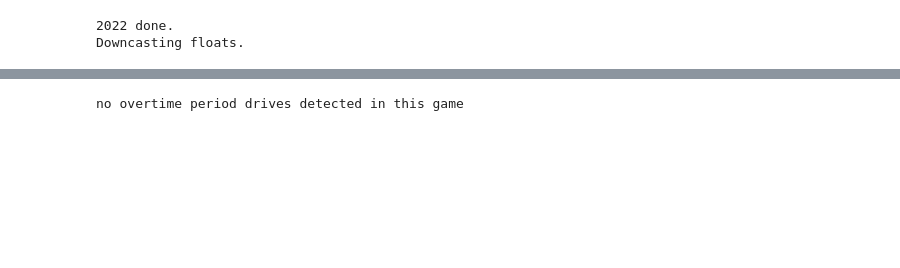
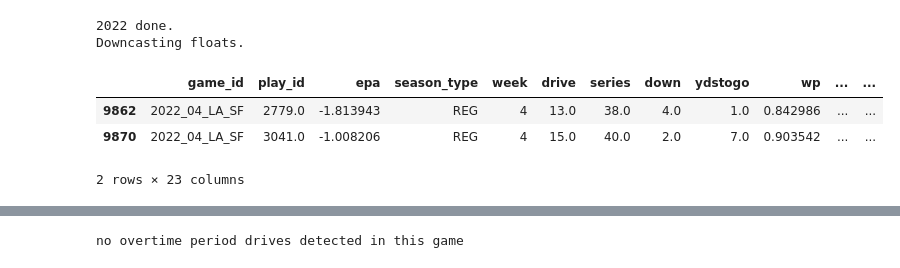
Before and after one commit to keeganheilman/nfl-charts, a Jupyter notebook: team-drive-epa.ipynb, the cells around one changed output, grey strips where cells are left out. Cells and saved outputs as stored; diff of their text form; code cells hidden in the pictures; blank space fills up the shorter version.

```diff
--- a/team-drive-epa.ipynb
+++ b/team-drive-epa.ipynb
@@ -49,3 +49,10 @@ df_team_week_plays = get_offensive_drives(df_pbp, team, week)
+# %%
+df_team_week_plays[df_team_week_plays.penalty_yards.notnull()]
+# %% [output]
+|  | game_id | play_id | epa | season_type | week | drive | series | down | ydstogo | wp | ... | ... |
+| 9862 | 2022_04_LA_SF | 2779.0 | -1.813943 | REG | 4 | 13.0 | 38.0 | 4.0 | 1.0 | 0.842986 | ... | ... |
+| 9870 | 2022_04_LA_SF | 3041.0 | -1.008206 | REG | 4 | 15.0 | 40.0 | 2.0 | 7.0 | 0.903542 | ... | ... |
+2 rows × 23 columns
 # %%
 def get_teams(df):
     """
```
Also changed, not shown: parts of 13 cells of this notebook.
